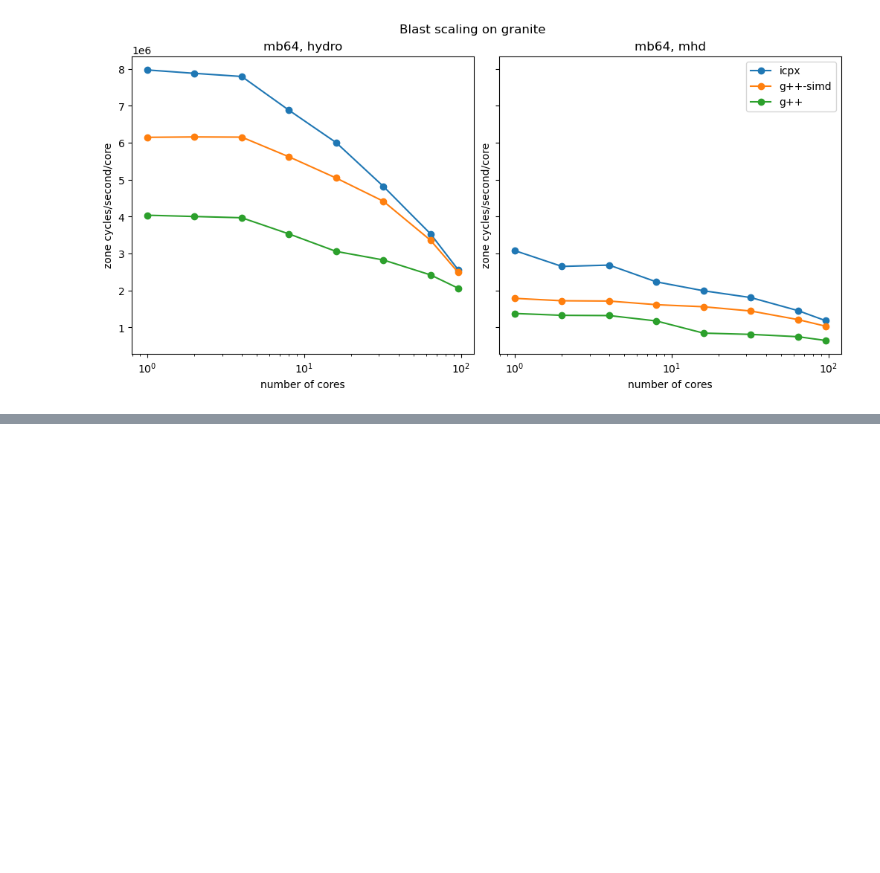
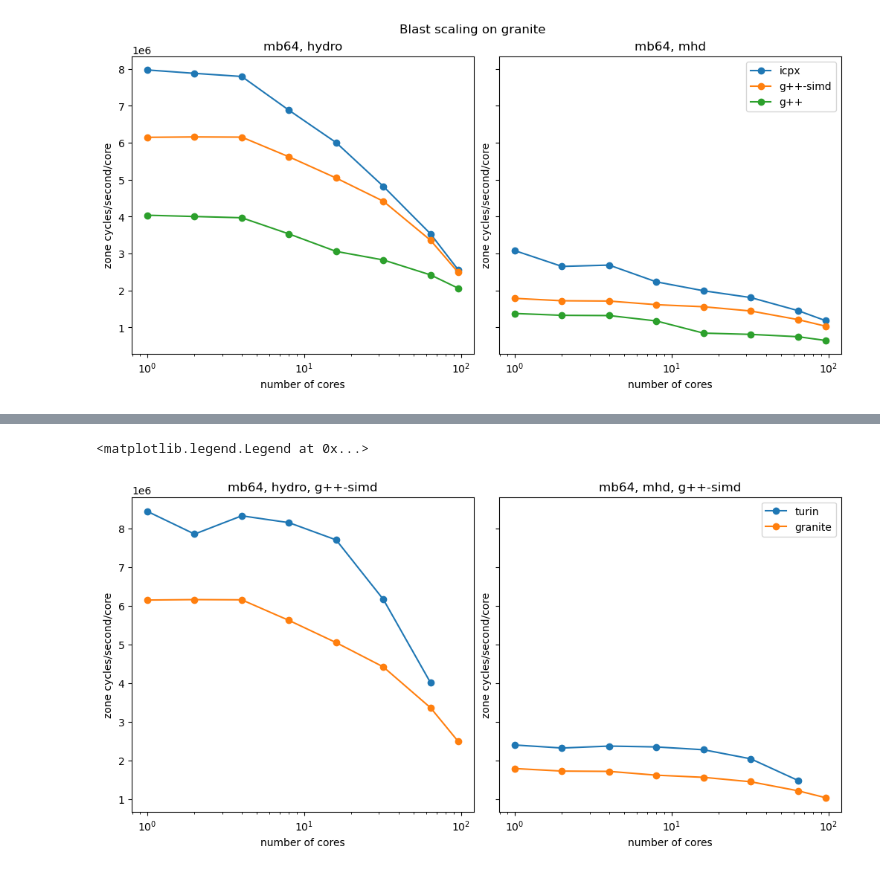
Before and after one commit to changgoo/tigris_scripts, a Jupyter notebook: benchmark/scaling.ipynb, the cells around one changed output, grey strips where cells are left out. Drawn from its saved outputs; the diff is of its cells as text; code cells hidden in the pictures; blank space fills up the shorter version.

```diff
--- a/benchmark/scaling.ipynb
+++ b/benchmark/scaling.ipynb
@@ -124,0 +126,25 @@ plt.legend()
+# %%
+fig,axes = plt.subplots(1,2,figsize=(10,5),
+                        sharey="row", sharex=True, constrained_layout=True)
+
+mb="mb64"
+for ax, physics in zip(axes,  ["hydro", "mhd"]):
+    plt.sca(ax)
+
+    CC = "g++-simd"
+    plt.title(f"{mb}, {physics}, {CC}")
+    for machine in ["turin", "granite"]:
+        n, zcs = get_zcs(mb=mb,CC=CC,physics=physics,machine=machine)
+        if len(zcs) == 0:
+            continue
+        plt.plot(n, zcs/n, 'o-', label=machine)
+
+    plt.xscale("log")
+
+    plt.ylabel("zone cycles/second/core")
+    plt.xlabel("number of cores")
+plt.legend()
+# plt.savefig(f"blast-scaling-{machine}.png")
+# %% [output]
+<matplotlib.legend.Legend at 0x...>
+[figure, added]
```
Also changed, not shown: parts of 6 cells of this notebook, 6 other files.
